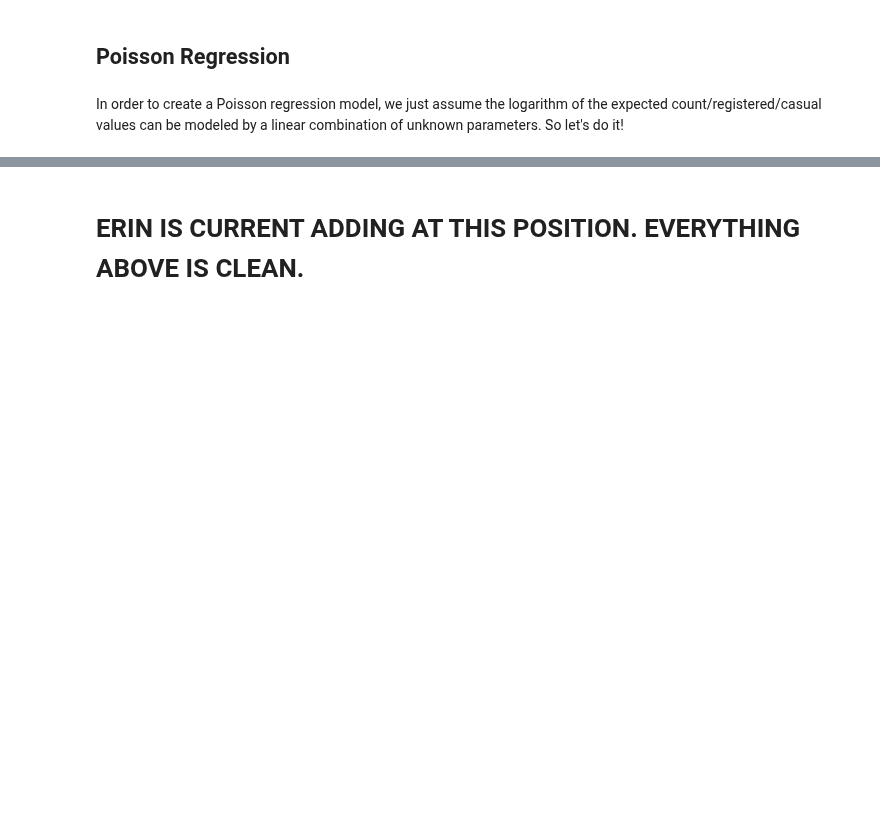
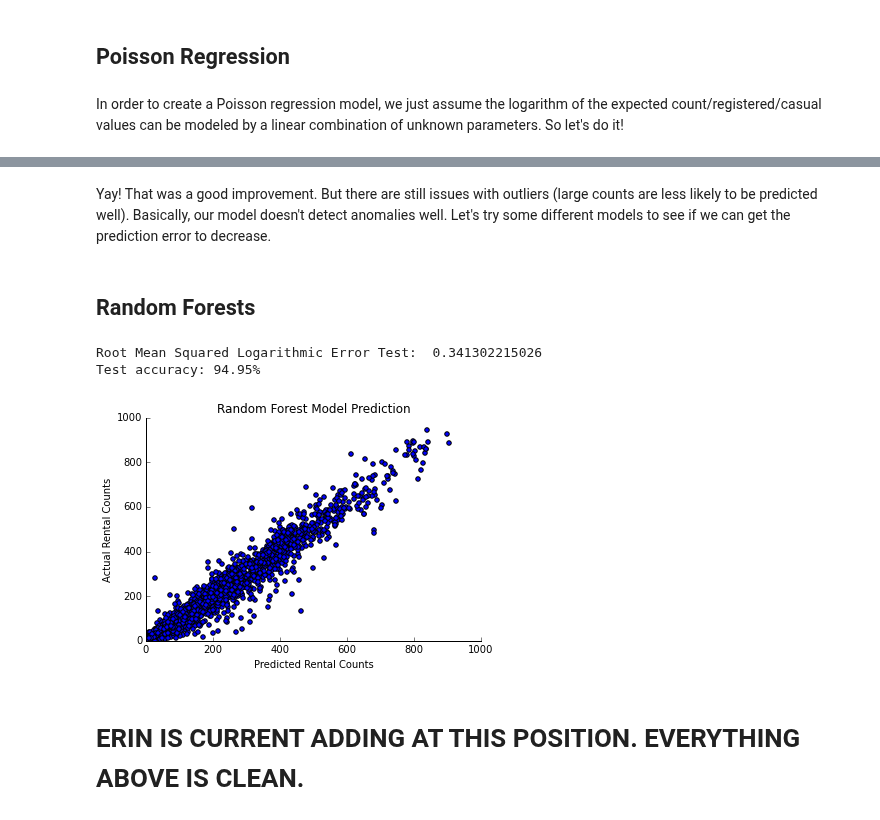
Before and after one commit to elizabethpeters/MIDS_girlpower, a Jupyter notebook: FinalProject_Erin.ipynb, the cells around one changed output, grey strips where cells are left out. Saved outputs shown, nothing was run; the diff lists cells and outputs as text; code cells hidden in the pictures; blank space fills up the shorter version.

```diff
--- a/FinalProject_Erin.ipynb
+++ b/FinalProject_Erin.ipynb
@@ -90,7 +91,8 @@ The first step is to import the data from Kaggle (train.csv and test.csv). We st
 data = np.loadtxt("Bike-Sharing-Dataset/train.csv", dtype=str, delimiter=',')
 
 # This data has no columns ['casual','registered','count'] since those are what we are trying to predict
-dev = np.loadtxt('Bike-Sharing-Dataset/test.csv', dtype=str, delimiter=',')
+raw_dev = np.loadtxt('Bike-Sharing-Dataset/test.csv', dtype=str, delimiter=',')
+dev = raw_dev # raw_dev only used for datetime values in Kaggle submission
 # %% [markdown]
 ## Data Cleaning and Feature Engineering
 # %% [markdown]
@@ -374 +392,35 @@ Yay! That was a good improvement. Below is the code we used to submit to Kaggle.
+# %% [markdown]
+Yay! That was a good improvement. But there are still issues with outliers (large counts are less likely to be predicted well). Basically, our model doesn't detect anomalies well. Let's try some different models to see if we can get the prediction error to decrease.
+# %% [markdown]
+## Random Forests
+# %%
+rf_data = pd.DataFrame(data, columns = header_row)
+rf_dev = pd.DataFrame(dev, columns = dev_header)
+
+rf_labels = rf_data['count'].astype(int)
+rf_data = rf_data.drop(['count', 'casual','registered'], 1)
+features = rf_data.columns
+
+xtrain, xtest, ytrain, ytest = train_test_split(rf_data, rf_labels)
+
+# Model Running with optimum parameters on entire training set
+rf_op = RandomForestRegressor(n_jobs=1, n_estimators=1000, min_samples_leaf=2, min_samples_split=2, max_features = 'auto', oob_score=True)
+rf_op.fit(xtrain, ytrain)
+preds = rf_op.predict(xtest).astype(int)
+
+plt.scatter(preds, ytest)
+plt.title("Random Forest Model Prediction")
+plt.ylabel("Actual Rental Counts")
+plt.xlabel("Predicted Rental Counts")
+plt.xlim(0, 1000)
+plt.ylim(0, 1000)
+remove_border()
+
+#Root Mean Squared Logarithmic Error (RMSLE)
+print "Root Mean Squared Logarithmic Error Test: ", rmsele(preds, ytest)
+print "Test accuracy: %0.2f%%" % (100*rf_op.score(xtest, ytest)) + "\n"
+# %% [output]
+Root Mean Squared Logarithmic Error Test:  0.341302215026
+Test accuracy: 94.95%
+[figure, added]
 # %%
```
Also changed, not shown: parts of 8 cells of this notebook, 1 other file.
